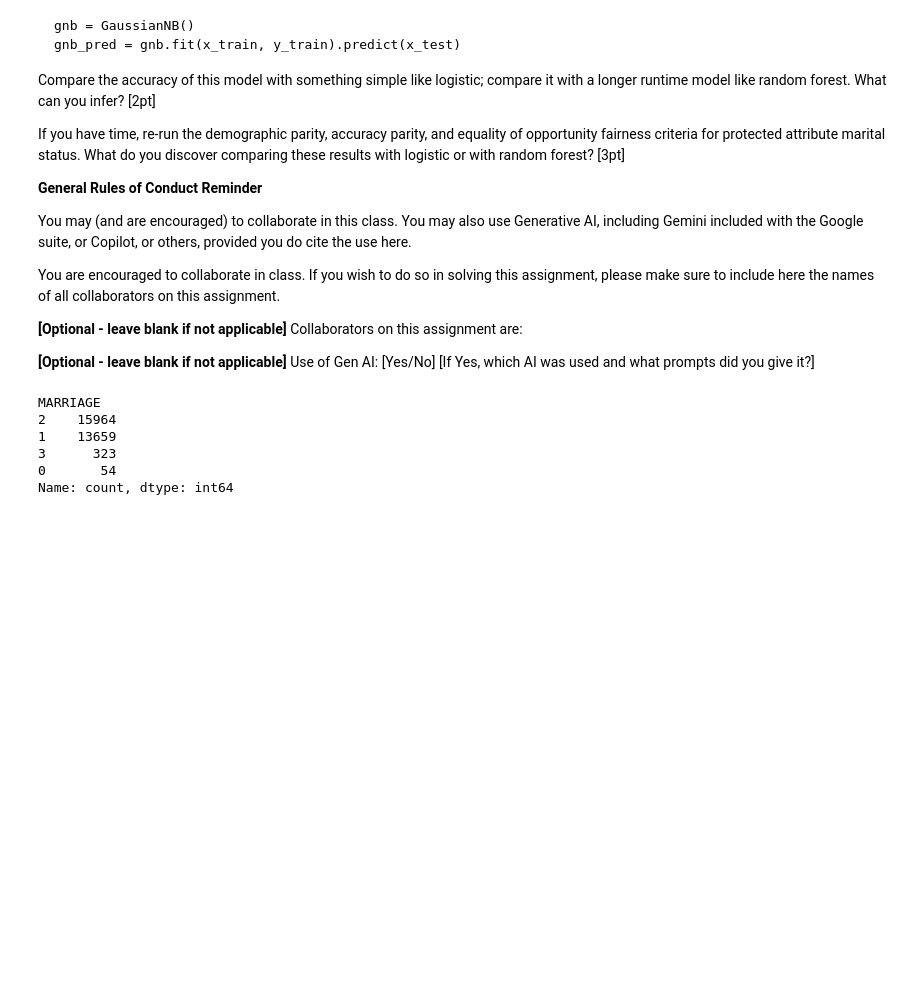
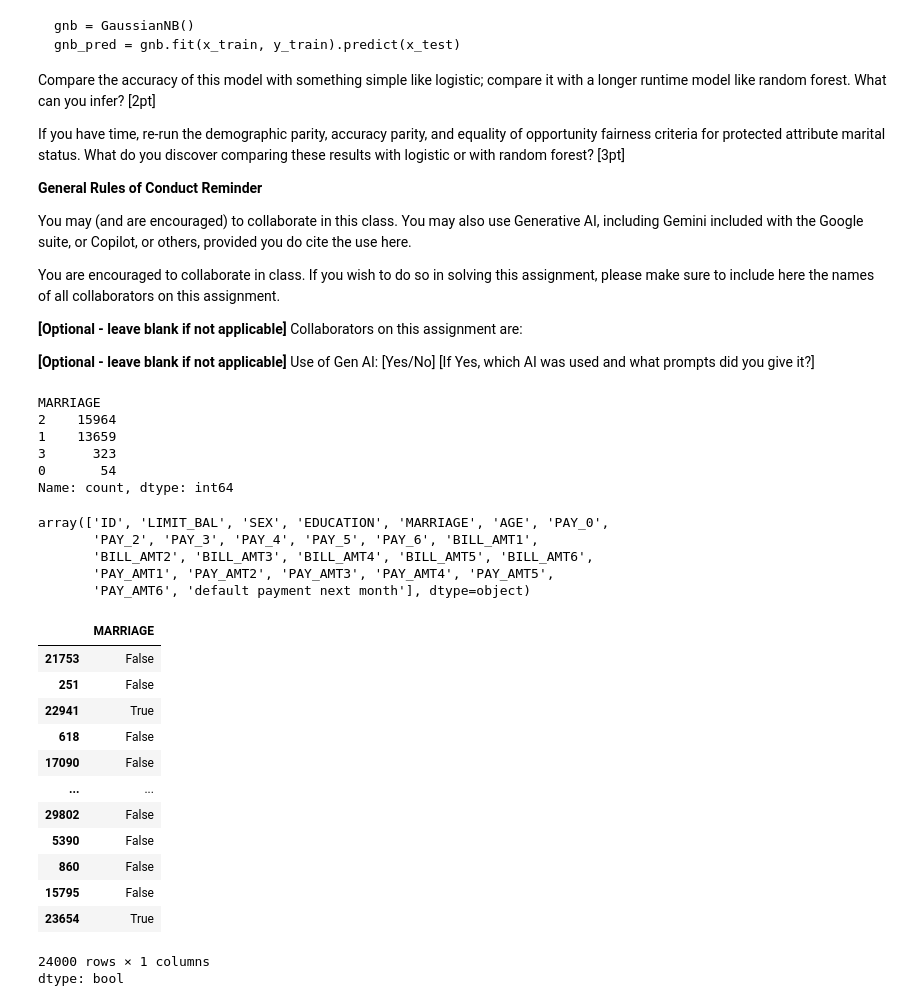
Before and after one commit to apsc/responsible_ai, a Jupyter notebook: IMT_589K_Problem_Set_1_–_Confusion_Matrix_and_Model_Evaluation.ipynb, the cells around one changed output. Drawn from its saved outputs; the diff is of its cells as text; code cells hidden in the pictures; blank space fills up the shorter version.

```diff
--- a/IMT_589K_Problem_Set_1_–_Confusion_Matrix_and_Model_Evaluation.ipynb
+++ b/IMT_589K_Problem_Set_1_–_Confusion_Matrix_and_Model_Evaluation.ipynb
@@ -312,0 +308,50 @@ test_divorced = x_test[x_test['MARRIAGE'] == 3]
+# %%
+df.columns.values
+# %% [output]
+array(['ID', 'LIMIT_BAL', 'SEX', 'EDUCATION', 'MARRIAGE', 'AGE', 'PAY_0',
+       'PAY_2', 'PAY_3', 'PAY_4', 'PAY_5', 'PAY_6', 'BILL_AMT1',
+       'BILL_AMT2', 'BILL_AMT3', 'BILL_AMT4', 'BILL_AMT5', 'BILL_AMT6',
+       'PAY_AMT1', 'PAY_AMT2', 'PAY_AMT3', 'PAY_AMT4', 'PAY_AMT5',
+       'PAY_AMT6', 'default payment next month'], dtype=object)
+# %%
+# Load the dataset
+df = pd.read_csv("/content/drive/MyDrive/data/clients.csv", header=1)
+
+# Split features and target
+X_df = df.drop(columns=['default payment next month'])
+y = df['default payment next month']
+
+# Get the indices for train/test split
+X_indices = np.arange(len(X_df))
+X_train_indices, X_test_indices, y_train, y_test = train_test_split(
+    X_indices, y, test_size=0.2, random_state=42
+)
+# %%
+# Get the original DataFrames for train and test
+X_train_df = X_df.iloc[X_train_indices].copy()
+X_test_df = X_df.iloc[X_test_indices].copy()
+
+# Now we can split by marital status
+# Create masks for each marital status group
+train_married_mask = X_train_df['MARRIAGE'] == 1
+train_single_mask = X_train_df['MARRIAGE'] == 2
+train_others_mask = X_train_df['MARRIAGE'] == 3
+
+test_married_mask = X_test_df['MARRIAGE'] == 1
+test_single_mask = X_test_df['MARRIAGE'] == 2
+test_others_mask = X_test_df['MARRIAGE'] == 3
+# %% [output]
+|  | MARRIAGE |
+| 21753 | False |
+| 251 | False |
+| 22941 | True |
+| 618 | False |
+| 17090 | False |
+| ... | ... |
+| 29802 | False |
+| 5390 | False |
+| 860 | False |
+| 15795 | False |
+| 23654 | True |
+24000 rows × 1 columns
+dtype: bool
```
Also changed, not shown: parts of 4 cells of this notebook.
